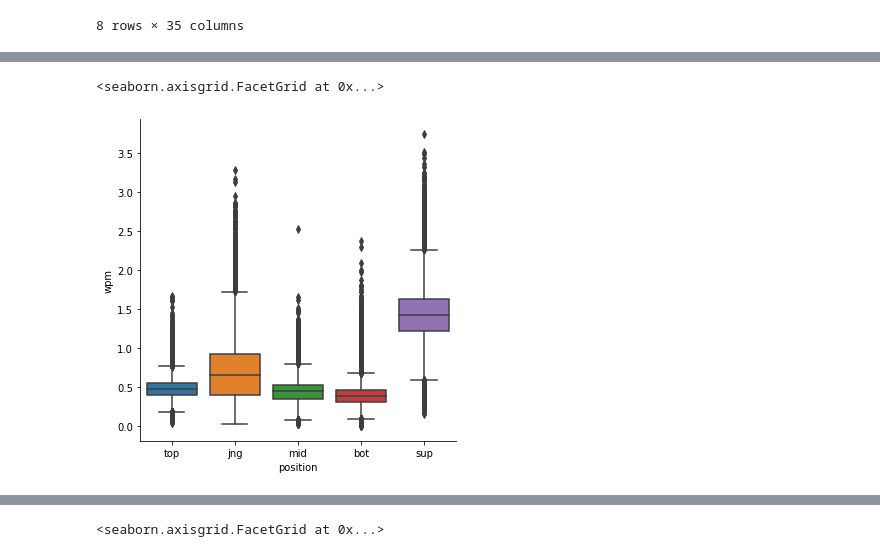
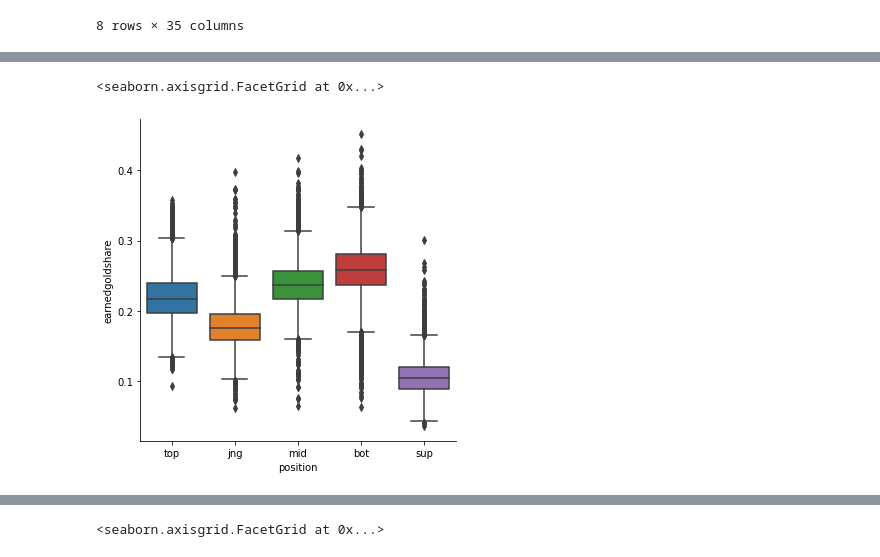
Before and after one commit to Pooksterlive/CapstoneWorkspace, a Jupyter notebook: EDA.ipynb, the cells around one changed output, grey strips where cells are left out. Cells and saved outputs as stored; diff of their text form; code cells hidden in the pictures.

```diff
--- a/EDA.ipynb
+++ b/EDA.ipynb
@@ -57,6 +67,6 @@ sns.catplot(x="position",y='dpm',kind="box", data=playerdf)
 # %%
-sns.catplot(x='position',y = 'wpm',kind="box",data=playerdf)
+sns.catplot(x='position',y = 'earnedgoldshare',kind="box",data=playerdf)
 # %% [output]
 <seaborn.axisgrid.FacetGrid at 0x...>
-[figure, old version]
+[figure, new version]
 # %%
```
Also changed, not shown: parts of 7 cells of this notebook, 2 other files.
